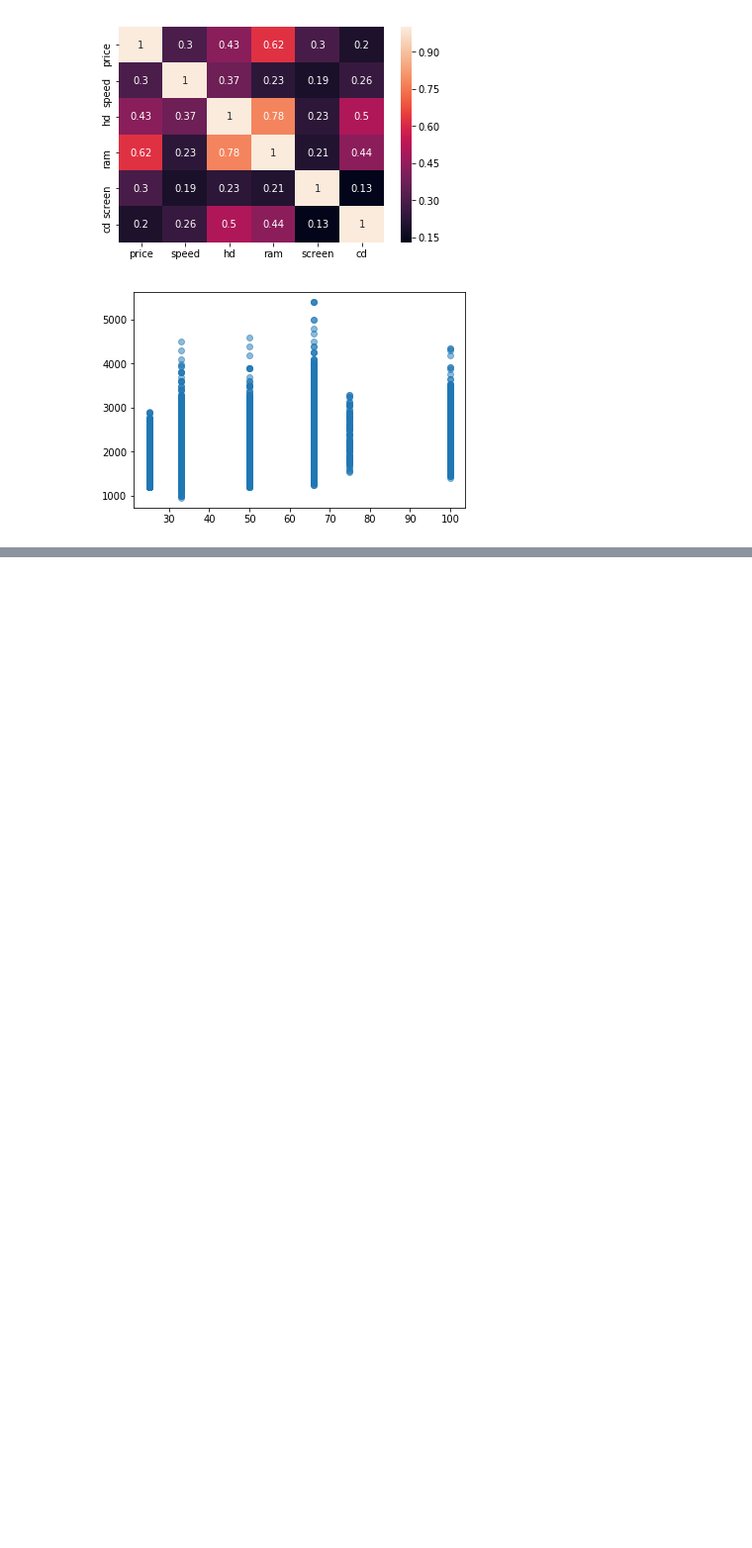
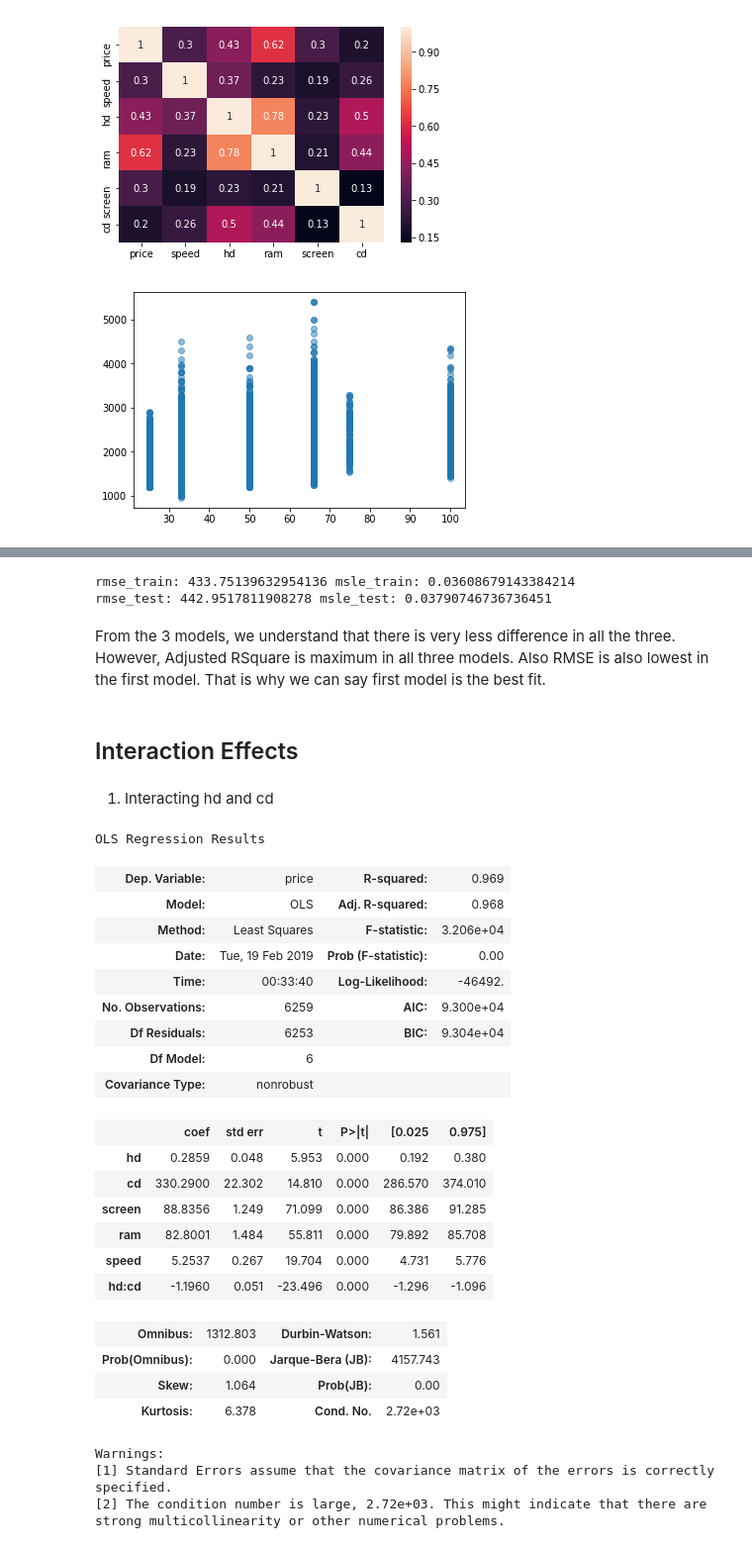
Before and after one commit to kapilashu/Data-Science-Assignments, a Jupyter notebook: Assignment 2_AshuKapil_INFO6105.ipynb, the cells around one changed output, grey strips where cells are left out. Shown at 99% size. Saved outputs shown, nothing was run; the diff lists cells and outputs as text; code cells hidden in the pictures; blank space fills up the shorter version.

Commit message:
Completing linear regression

```diff
--- a/Assignment 2_AshuKapil_INFO6105.ipynb
+++ b/Assignment 2_AshuKapil_INFO6105.ipynb
@@ -122,0 +284,53 @@ plt.show()
+# %%
+model = LinearRegression()
+model.fit(train_X, train_Y)
+train_pred_Y = model.predict(train_X)
+test_pred_Y = model.predict(test_X)
+train_pred_Y = pd.Series(train_pred_Y.clip(0, train_pred_Y.max()), index=train_Y.index)
+test_pred_Y = pd.Series(test_pred_Y.clip(0, test_pred_Y.max()), index=test_Y.index)
+
+rmse_train = np.sqrt(mean_squared_error(train_pred_Y, train_Y))
+msle_train = mean_squared_log_error(train_pred_Y, train_Y)
+rmse_test = np.sqrt(mean_squared_error(test_pred_Y, test_Y))
+msle_test = mean_squared_log_error(test_pred_Y, test_Y)
+
+print('rmse_train:',rmse_train,'msle_train:',msle_train)
+print('rmse_test:',rmse_test,'msle_test:',msle_test)
+# %% [output]
+rmse_train: 433.75139632954136 msle_train: 0.03608679143384214
+rmse_test: 442.9517811908278 msle_test: 0.03790746736736451
+# %% [markdown]
+From the 3 models, we understand that there is very less difference in all the three. However, Adjusted RSquare is maximum in all three models. Also RMSE is also lowest in the first model. That is why we can say first model is the best fit.
+# %% [markdown]
+## Interaction Effects
+# %% [markdown]
+1. Interacting hd and cd
+# %%
+hd_cd_model_A = ols("price ~ hd + cd + screen + ram + speed + hd : cd -1", data=df).fit()
+hd_cd_model_A.summary()
+# %% [output]
+OLS Regression Results
+| Dep. Variable: | price | R-squared: | 0.969 |
+| Model: | OLS | Adj. R-squared: | 0.968 |
+| Method: | Least Squares | F-statistic: | 3.206e+04 |
+| Date: | Tue, 19 Feb 2019 | Prob (F-statistic): | 0.00 |
+| Time: | 00:33:40 | Log-Likelihood: | -46492. |
+| No. Observations: | 6259 | AIC: | 9.300e+04 |
+| Df Residuals: | 6253 | BIC: | 9.304e+04 |
+| Df Model: | 6 |  |  |
+| Covariance Type: | nonrobust |  |  |
+|  | coef | std err | t | P>|t| | [0.025 | 0.975] |
+| hd | 0.2859 | 0.048 | 5.953 | 0.000 | 0.192 | 0.380 |
+| cd | 330.2900 | 22.302 | 14.810 | 0.000 | 286.570 | 374.010 |
+| screen | 88.8356 | 1.249 | 71.099 | 0.000 | 86.386 | 91.285 |
+| ram | 82.8001 | 1.484 | 55.811 | 0.000 | 79.892 | 85.708 |
+| speed | 5.2537 | 0.267 | 19.704 | 0.000 | 4.731 | 5.776 |
+| hd:cd | -1.1960 | 0.051 | -23.496 | 0.000 | -1.296 | -1.096 |
+| Omnibus: | 1312.803 | Durbin-Watson: | 1.561 |
+| Prob(Omnibus): | 0.000 | Jarque-Bera (JB): | 4157.743 |
+| Skew: | 1.064 | Prob(JB): | 0.00 |
+| Kurtosis: | 6.378 | Cond. No. | 2.72e+03 |
+Warnings:
+[1] Standard Errors assume that the covariance matrix of the errors is correctly specified.
+[2] The condition number is large, 2.72e+03. This might indicate that there are
+strong multicollinearity or other numerical problems.
```
Also changed, not shown: parts of 20 cells of this notebook, 1 other file.
